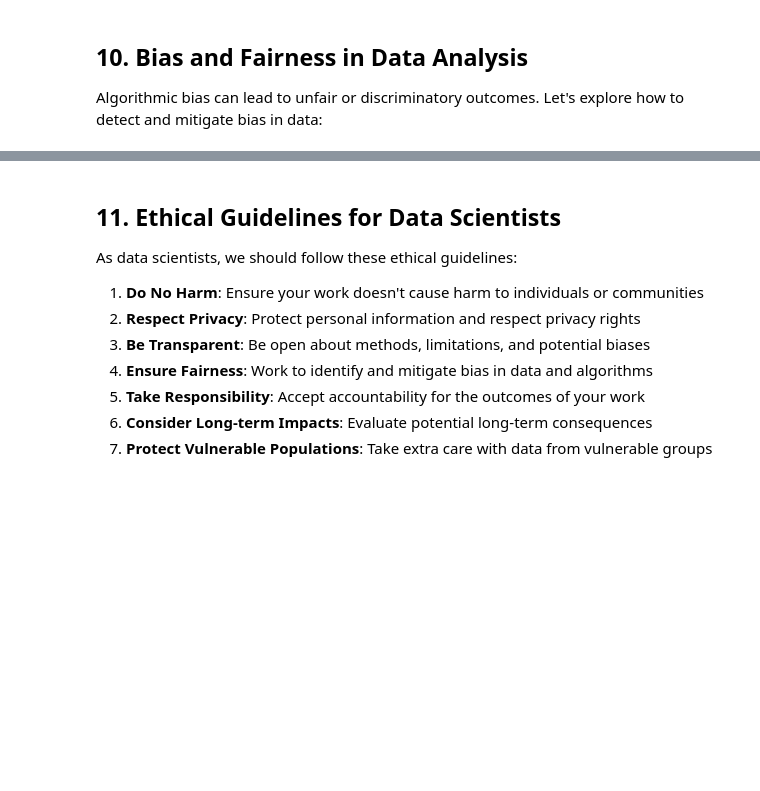
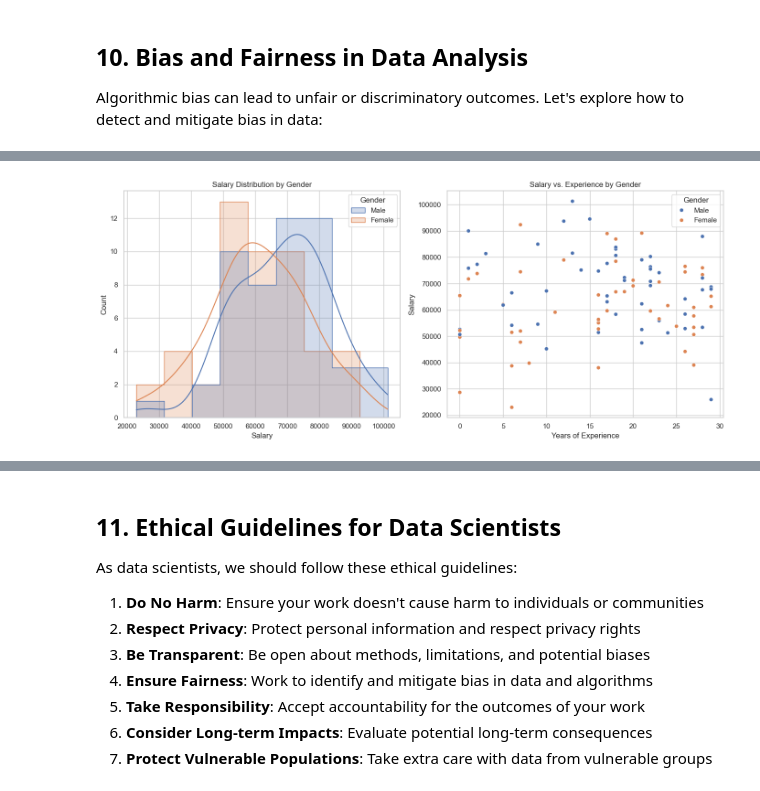
Before and after one commit to pavelklos/ai-ml, a Jupyter notebook: 1-DS/01-01-20.ipynb, the cells around one changed output, grey strips where cells are left out. Drawn from its saved outputs; the diff is of its cells as text; code cells hidden in the pictures; blank space fills up the shorter version.

```diff
--- a/1-DS/01-01-20.ipynb
+++ b/1-DS/01-01-20.ipynb
@@ -515,0 +751,98 @@ check_for_bias(biased_data, 'Gender', 'Salary')
+# %%
+# Create a sample dataset with potential bias
+biased_data = pd.DataFrame({
+    'Gender': np.random.choice(['Male', 'Female'], n_samples),
+    'Age': ages,
+    'Experience': np.random.randint(0, 30, n_samples),
+    'Salary': salaries
+})
+
+# Explicitly cast 'Salary' to float64 to avoid dtype issues during operations
+biased_data['Salary'] = biased_data['Salary'].astype(np.float64)
+
+# Deliberately introduce a bias - males tend to have higher salaries for the same experience
+biased_data.loc[biased_data['Gender'] == 'Male', 'Salary'] *= 1.15
+
+# Analyze the dataset for gender pay disparities
+gender_pay_gap = biased_data.groupby('Gender')['Salary'].agg(['mean', 'median'])
+print("Pay by gender:")
+display(gender_pay_gap)
+
+# Calculate pay gap percentage
+pay_gap_pct = ((gender_pay_gap.loc['Male', 'mean'] - gender_pay_gap.loc['Female', 'mean']) /
+               gender_pay_gap.loc['Male', 'mean'] * 100)
+print(f"Gender pay gap: {pay_gap_pct:.2f}%")
+
+# Visualize the bias
+plt.figure(figsize=(14, 6))
+
+# Salary distribution by gender
+plt.subplot(1, 2, 1)
+sns.histplot(data=biased_data, x='Salary', hue='Gender', element='step', kde=True)
+plt.title('Salary Distribution by Gender')
+plt.xlabel('Salary')
+
+# Salary vs. Experience by gender
+plt.subplot(1, 2, 2)
+sns.scatterplot(data=biased_data, x='Experience', y='Salary', hue='Gender')
+plt.title('Salary vs. Experience by Gender')
+plt.xlabel('Years of Experience')
+plt.ylabel('Salary')
+
+plt.tight_layout()
+plt.show()
+
+# Examining the relationship with a regression plot
+plt.figure(figsize=(10, 6))
+sns.lmplot(data=biased_data, x='Experience', y='Salary', hue='Gender', height=6, aspect=1.5)
+plt.title('Salary vs Experience by Gender with Regression Lines')
+plt.show()
+
+# Create a simple function to check for bias in a dataset
+def check_for_bias(data, feature, target):
+    """
+    Check for potential bias in a dataset by comparing distributions and statistics
+    across different groups defined by a categorical feature.
+
+    Parameters:
+    data (pandas.DataFrame): The dataset to check
+    feature (str): The categorical feature to check for bias (e.g., 'Gender', 'Race')
+    target (str): The target variable that might be affected by bias (e.g., 'Salary')
+    """
+    # Get unique values in the feature
+    groups = data[feature].unique()
+
+    # Calculate statistics for each group
+    stats = data.groupby(feature)[target].agg(['count', 'mean', 'median', 'std'])
+
+    # Calculate the overall stats
+    overall_mean = data[target].mean()
+
+    # Calculate the deviation from the mean
+    stats['deviation'] = ((stats['mean'] - overall_mean) / overall_mean * 100).round(2)
+
+    print(f"Bias check for {target} across {feature} groups:")
+    display(stats)
+
+    # Simple statistical test (ANOVA)
+    from scipy import stats as scipy_stats
+    groups_data = [data[data[feature] == group][target] for group in groups]
+    f_stat, p_value = scipy_stats.f_oneway(*groups_data)
+
+    print(f"ANOVA F-statistic: {f_stat:.4f}")
+    print(f"p-value: {p_value:.4f}")
+
+    if p_value < 0.05:
+        print(f"There is a statistically significant difference in {target} across {feature} groups.")
+    else:
+        print(f"No statistically significant difference detected in {target} across {feature} groups.")
+
+    # Visualize the distributions
+    plt.figure(figsize=(10, 6))
+    sns.boxplot(x=feature, y=target, data=data)
+    plt.title(f'{target} by {feature}')
+    plt.show()
+
+# Apply the bias check
+check_for_bias(biased_data, 'Gender', 'Salary')
+# %% [output]
@@ -515,0 +855 @@ check_for_bias(biased_data, 'Gender', 'Salary')
+[figure, added]
```
Also changed, not shown: parts of 14 cells of this notebook.
